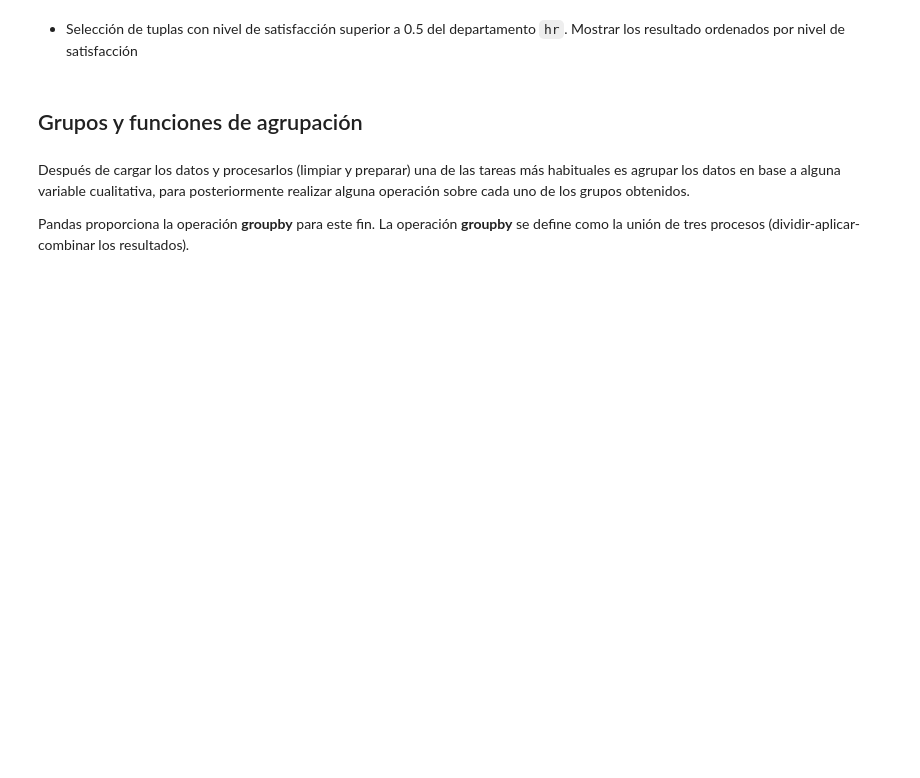
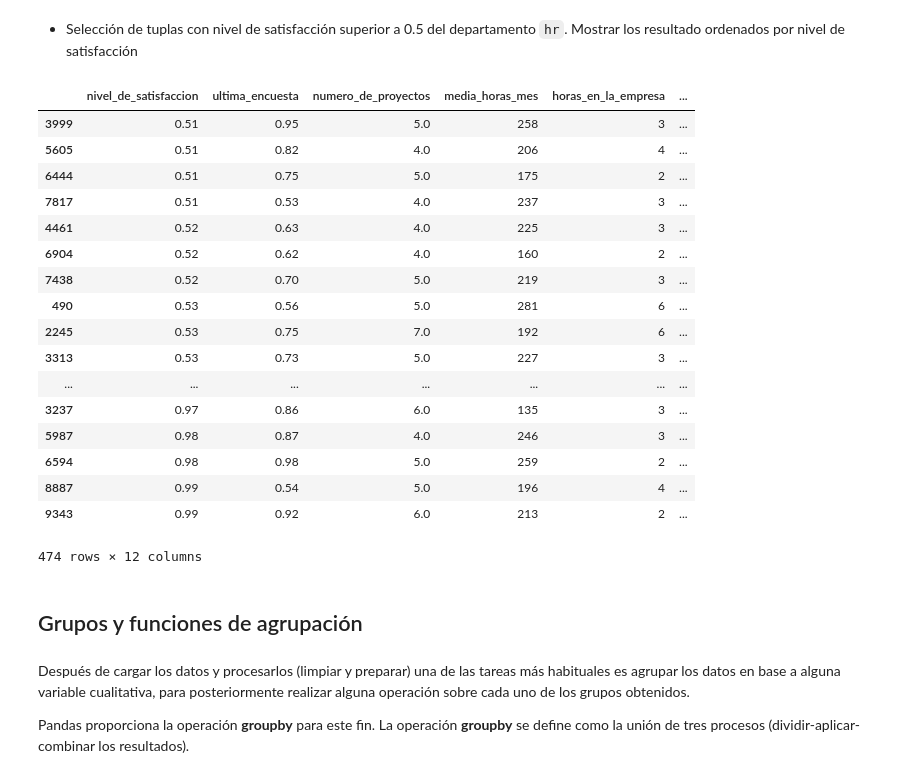
Before and after one commit to albertopastormr/bod-ecv, a Jupyter notebook: module2_Python/day2/pandas.ipynb, the cells around one changed output. Saved outputs shown, nothing was run; the diff lists cells and outputs as text; code cells hidden in the pictures; blank space fills up the shorter version.

```diff
--- a/module2_Python/day2/pandas.ipynb
+++ b/module2_Python/day2/pandas.ipynb
@@ -484,2 +624,5 @@ tabla.head()
 # %% [markdown]
 > Las operaciones sobre DataFrames son vectorizadas, al igual que ocurría con las operaciones sobre los objetos ndarray de NumPy.
+# %%
+tabla['media_horas_div_10'] = tabla['media_horas_mes '] / 10
+tabla['media_horas_div_10'].head()
@@ -588,7 +793,26 @@ len(resultadoC2)
 # %% [markdown]
 * Selección de tuplas con nivel de satisfacción superior a 0.5 del departamento `hr`. Mostrar los resultado ordenados por nivel de satisfacción
 # %%
-resultadoC2.sort_values(by = 'nivel_de_satisfaccion')
+resultadoC2.sort_values(by = ['salario','nivel_de_satisfaccion'], ascending=[False,True])
+# %% [output]
+|  | nivel_de_satisfaccion | ultima_encuesta | numero_de_proyectos | media_horas_mes | horas_en_la_empresa | ... |
+| 3999 | 0.51 | 0.95 | 5.0 | 258 | 3 | ... |
+| 5605 | 0.51 | 0.82 | 4.0 | 206 | 4 | ... |
+| 6444 | 0.51 | 0.75 | 5.0 | 175 | 2 | ... |
+| 7817 | 0.51 | 0.53 | 4.0 | 237 | 3 | ... |
+| 4461 | 0.52 | 0.63 | 4.0 | 225 | 3 | ... |
+| 6904 | 0.52 | 0.62 | 4.0 | 160 | 2 | ... |
+| 7438 | 0.52 | 0.70 | 5.0 | 219 | 3 | ... |
+| 490 | 0.53 | 0.56 | 5.0 | 281 | 6 | ... |
+| 2245 | 0.53 | 0.75 | 7.0 | 192 | 6 | ... |
+| 3313 | 0.53 | 0.73 | 5.0 | 227 | 3 | ... |
+| ... | ... | ... | ... | ... | ... | ... |
+| 3237 | 0.97 | 0.86 | 6.0 | 135 | 3 | ... |
+| 5987 | 0.98 | 0.87 | 4.0 | 246 | 3 | ... |
+| 6594 | 0.98 | 0.98 | 5.0 | 259 | 2 | ... |
+| 8887 | 0.99 | 0.54 | 5.0 | 196 | 4 | ... |
+| 9343 | 0.99 | 0.92 | 6.0 | 213 | 2 | ... |
+474 rows × 12 columns
 # %% [markdown]
 ##  Grupos y funciones de agrupación
 # %% [markdown]
```
Also changed, not shown: parts of 51 cells of this notebook, 2 other files.
